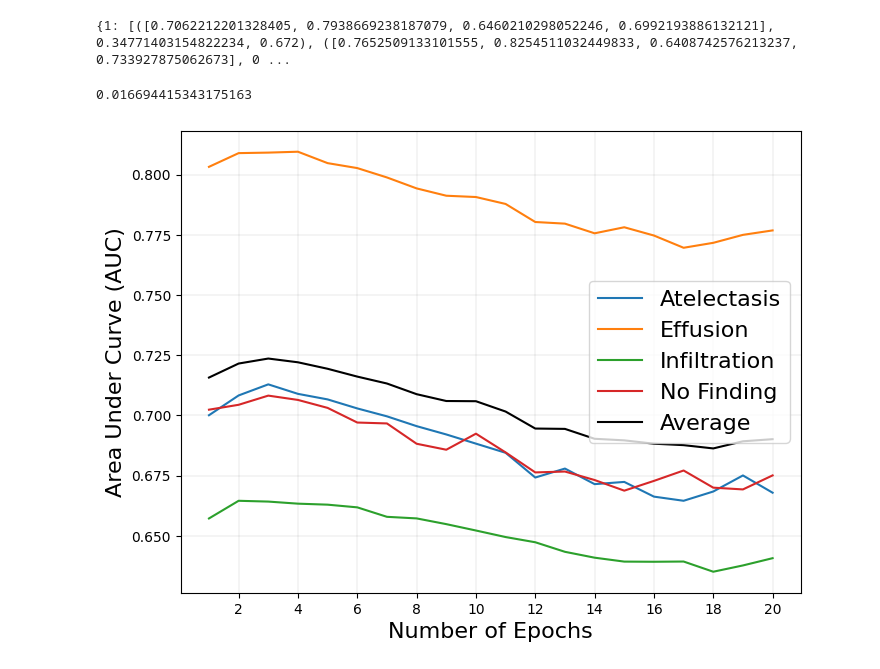
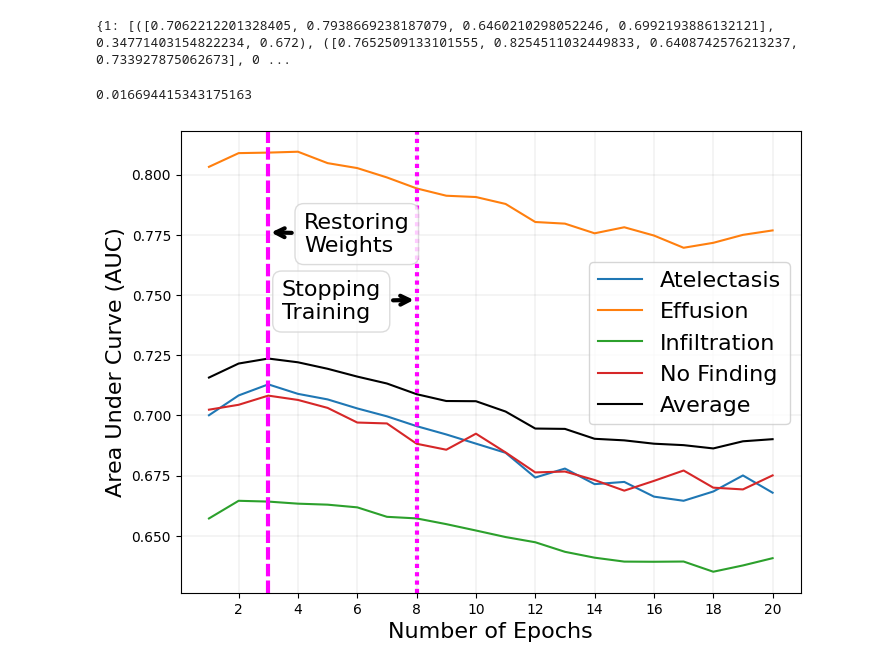
Before and after one commit to Naxsos/MedicaldeepLearning, a Jupyter notebook: Computational_Limitations/epochTest.ipynb, the cells around one changed output. Cells and saved outputs as stored; diff of their text form; code cells hidden in the pictures.

```diff
--- a/Computational_Limitations/epochTest.ipynb
+++ b/Computational_Limitations/epochTest.ipynb
@@ -378,33 +378,46 @@ for epoch_stds in zip(aucs_at_stds, aucs_ef_stds, aucs_in_stds, aucs_nf_stds):
 overall_average_std = np.mean(average_stds_per_epoch)
 print(overall_average_std)
 
 
 x_values = evaluations.keys()
 
 font_size = 16
 
 # plt.errorbar(x_values, aucs_at_means, yerr=aucs_at_stds, label='Atelectasis', fmt='-o', capsize=5)
 # plt.errorbar(x_values, aucs_ef_means, yerr=aucs_ef_stds, label='Effusion', fmt='-o', capsize=5)
 # plt.errorbar(x_values, aucs_in_means, yerr=aucs_in_stds, label='Infiltration', fmt='-o', capsize=5)
 # plt.errorbar(x_values, aucs_nf_means, yerr=aucs_nf_stds, label='No Finding', fmt='-o', capsize=5)
 # plt.errorbar(x_values, aucs_All_means, label='Average', fmt='-o', capsize=5)
 
 plt.plot(x_values, aucs_at_means, label='Atelectasis')
 plt.plot(x_values, aucs_ef_means, label='Effusion')
 plt.plot(x_values, aucs_in_means, label='Infiltration')
 plt.plot(x_values, aucs_nf_means, label='No Finding')
 plt.plot(x_values, aucs_All_means, color='black', label='Average')
 
 plt.ylabel("Area Under Curve (AUC)", fontsize=font_size)
 plt.xlabel("Number of Epochs", fontsize=font_size)
 plt.grid(color='grey', linestyle='-', linewidth=0.25, alpha=0.5)
-plt.legend(fontsize=font_size, loc="best", bbox_to_anchor=(0.64, 0.5))
+plt.legend(fontsize=font_size, loc="best", bbox_to_anchor=(0.64, 0.54))
 plt.xticks(range(2, max(x_values) + 1, 2))
+plt.axvline(x=3, color='magenta', linestyle=(0, (3, 1)), linewidth=3)
+plt.axvline(x=8, color='magenta', linestyle=(0, (1, 1)), linewidth=3)
+# plt.text(2, 0.775, 'Stopping\nTraining', color='magenta', fontsize=font_size)
+plt.annotate('Restoring\nWeights', xy=(3, 0.776), xytext=(4.2, 0.768),
+             arrowprops=dict(facecolor='magenta', arrowstyle='->', linewidth=3), fontsize=font_size,
+            bbox=dict(facecolor='white', edgecolor='lightgray', boxstyle="round,pad=0.4", lw=1, alpha=0.8),  # Box properties
+)
+
+plt.annotate('Stopping\nTraining', xy=(8, 0.748), xytext=(3.45, 0.74),
+             arrowprops=dict(facecolor='magenta', arrowstyle='->', linewidth=3), fontsize=font_size,
+            bbox=dict(facecolor='white', edgecolor='lightgray', boxstyle="round,pad=0.4", lw=1, alpha=0.8),  # Box properties
+)
 
 
-# plt.savefig("evalsNewNew/epochs_reduceLR_10000samples_5runs.pdf", bbox_inches='tight', pad_inches=0)
+
+plt.savefig("evalsNewNew/epochs_reduceLR_10000samples_5runs_ANNOTATED.pdf", bbox_inches='tight', pad_inches=0)
 
 plt.show()
 # %% [output]
 0.016694415343175163
-[figure, old version]
+[figure, new version]
```
Also changed, not shown: 9 other files.
